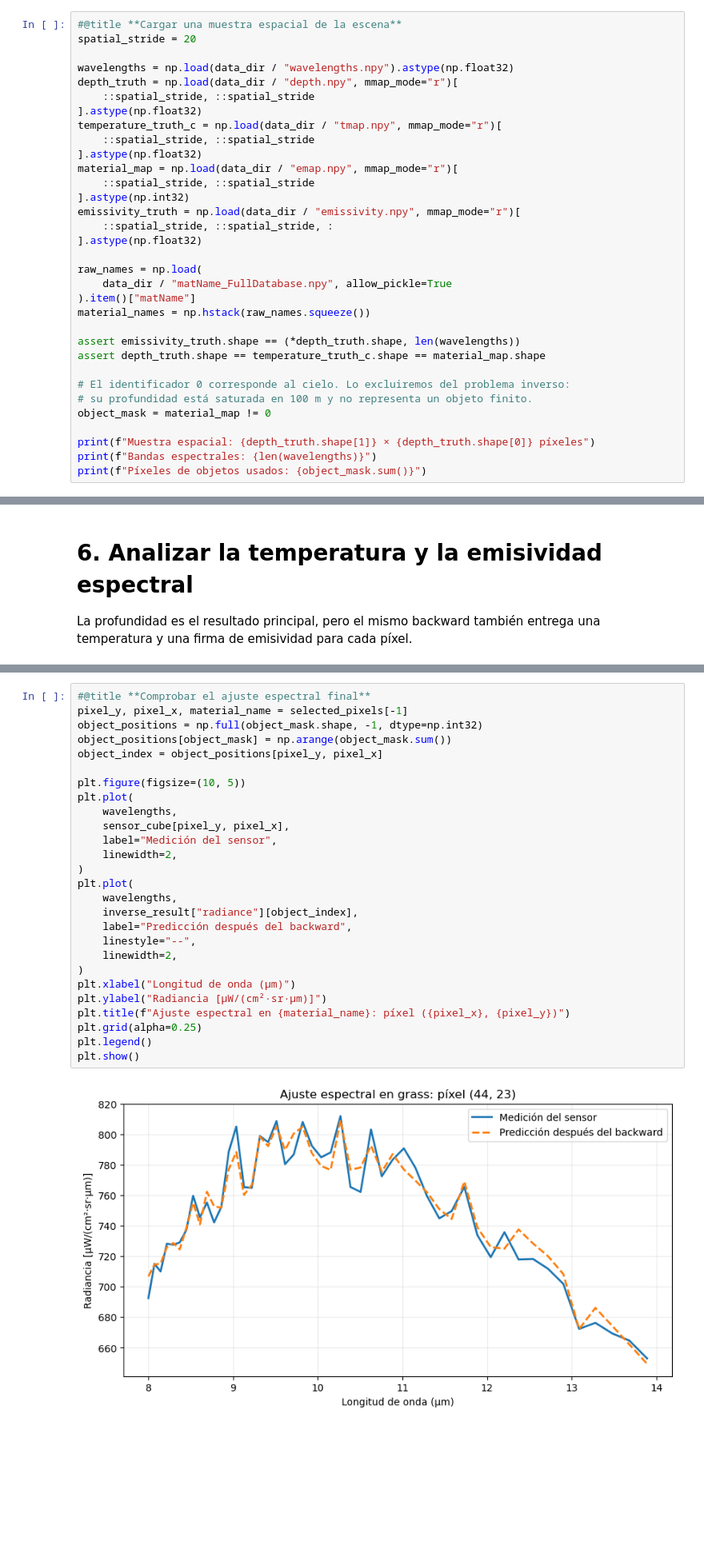
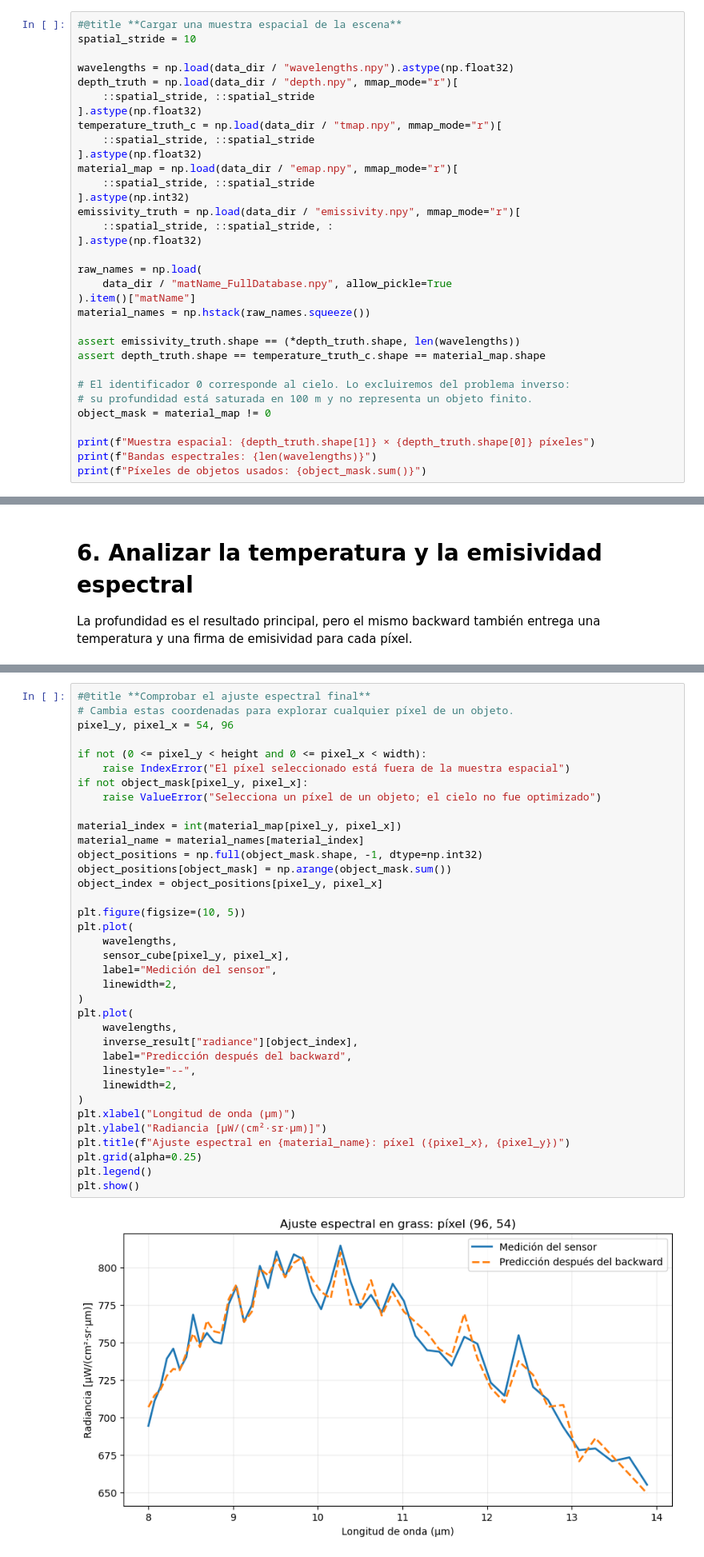
Before and after one commit to semilleroCV/Hands-on-Computer-Vision, a Jupyter notebook: sesiones/sesion10/Sesion10_3.ipynb, the cells around one changed output, grey strips where cells are left out. Shown at 80% size. Cells and saved outputs as stored; diff of their text form; blank space fills up the shorter version.

```diff
--- a/sesiones/sesion10/Sesion10_3.ipynb
+++ b/sesiones/sesion10/Sesion10_3.ipynb
@@ -60,7 +60,7 @@ print(f"Datos disponibles en: {data_dir}")
 Datos disponibles en: data
 # %%
 #@title **Cargar una muestra espacial de la escena**
-spatial_stride = 20
+spatial_stride = 10
 
 wavelengths = np.load(data_dir / "wavelengths.npy").astype(np.float32)
 depth_truth = np.load(data_dir / "depth.npy", mmap_mode="r")[
@@ -589,32 +560,41 @@ plt.show()
 # %%
 #@title **Comprobar el ajuste espectral final**
-pixel_y, pixel_x, material_name = selected_pixels[-1]
+# Cambia estas coordenadas para explorar cualquier píxel de un objeto.
+pixel_y, pixel_x = 54, 96
+
+if not (0 <= pixel_y < height and 0 <= pixel_x < width):
+    raise IndexError("El píxel seleccionado está fuera de la muestra espacial")
+if not object_mask[pixel_y, pixel_x]:
+    raise ValueError("Selecciona un píxel de un objeto; el cielo no fue optimizado")
+
+material_index = int(material_map[pixel_y, pixel_x])
+material_name = material_names[material_index]
 object_positions = np.full(object_mask.shape, -1, dtype=np.int32)
 object_positions[object_mask] = np.arange(object_mask.sum())
 object_index = object_positions[pixel_y, pixel_x]
 
 plt.figure(figsize=(10, 5))
 plt.plot(
     wavelengths,
     sensor_cube[pixel_y, pixel_x],
     label="Medición del sensor",
     linewidth=2,
 )
 plt.plot(
     wavelengths,
     inverse_result["radiance"][object_index],
     label="Predicción después del backward",
     linestyle="--",
     linewidth=2,
 )
 plt.xlabel("Longitud de onda (µm)")
 plt.ylabel("Radiancia [µW/(cm²·sr·µm)]")
 plt.title(f"Ajuste espectral en {material_name}: píxel ({pixel_x}, {pixel_y})")
 plt.grid(alpha=0.25)
 plt.legend()
 plt.show()
 # %% [output]
-[figure, old version]
+[figure, new version]
 # %% [markdown]
 ## Resultado
 
```
Also changed, not shown: parts of 14 cells of this notebook.
